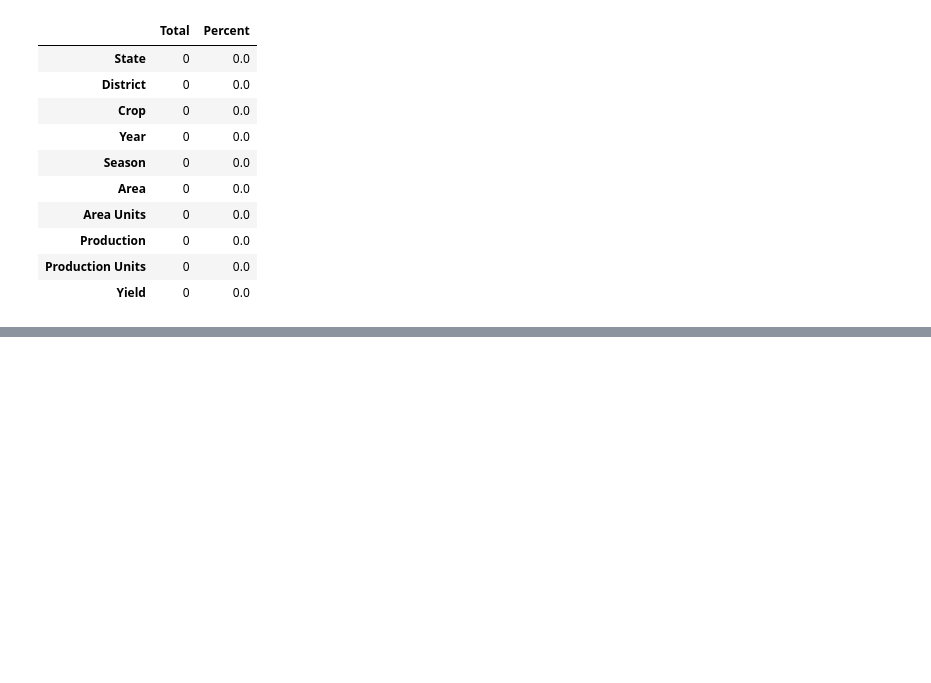
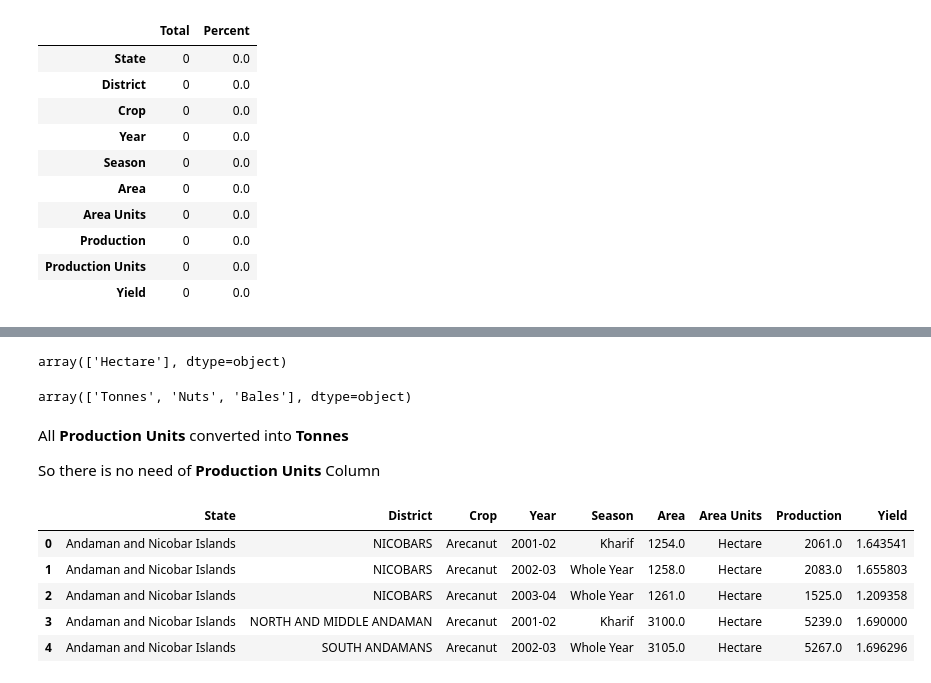
Before and after one commit to naseemap47/predictCropYield-MachineLearning-python, a Jupyter notebook: crop_yield.ipynb, the cells around one changed output, grey strips where cells are left out. Cells and saved outputs as stored; diff of their text form; code cells hidden in the pictures; blank space fills up the shorter version.

Commit message:
All units converted into single units -  Droped Area Units and Production Units Columns

```diff
--- a/crop_yield.ipynb
+++ b/crop_yield.ipynb
@@ -204,3 +206,8 @@ missing_values(data_save, 10)
 | Production | 0 | 0.0 |
 | Production Units | 0 | 0.0 |
 | Yield | 0 | 0.0 |
+# %%
+# Load saved data.csv
+import pandas as pd
+data  = pd.read_csv('data.csv')
+data.head()
@@ -206,0 +221,22 @@ missing_values(data_save, 10)
+# %%
+data['Area Units'].unique()
+# %% [output]
+array(['Hectare'], dtype=object)
+# %%
+data['Production Units'].unique()
+# %% [output]
+array(['Tonnes', 'Nuts', 'Bales'], dtype=object)
+# %% [markdown]
+All **Production Units** converted into **Tonnes**
+
+So there is no need of **Production Units** Column
+# %%
+data = data.drop('Production Units', axis=1)
+data.head()
+# %% [output]
+|  | State | District | Crop | Year | Season | Area | Area Units | Production | Yield |
+| 0 | Andaman and Nicobar Islands | NICOBARS | Arecanut | 2001-02 | Kharif | 1254.0 | Hectare | 2061.0 | 1.643541 |
+| 1 | Andaman and Nicobar Islands | NICOBARS | Arecanut | 2002-03 | Whole Year | 1258.0 | Hectare | 2083.0 | 1.655803 |
+| 2 | Andaman and Nicobar Islands | NICOBARS | Arecanut | 2003-04 | Whole Year | 1261.0 | Hectare | 1525.0 | 1.209358 |
+| 3 | Andaman and Nicobar Islands | NORTH AND MIDDLE ANDAMAN | Arecanut | 2001-02 | Kharif | 3100.0 | Hectare | 5239.0 | 1.690000 |
+| 4 | Andaman and Nicobar Islands | SOUTH ANDAMANS | Arecanut | 2002-03 | Whole Year | 3105.0 | Hectare | 5267.0 | 1.696296 |
```
Also changed, not shown: parts of 7 cells of this notebook.
